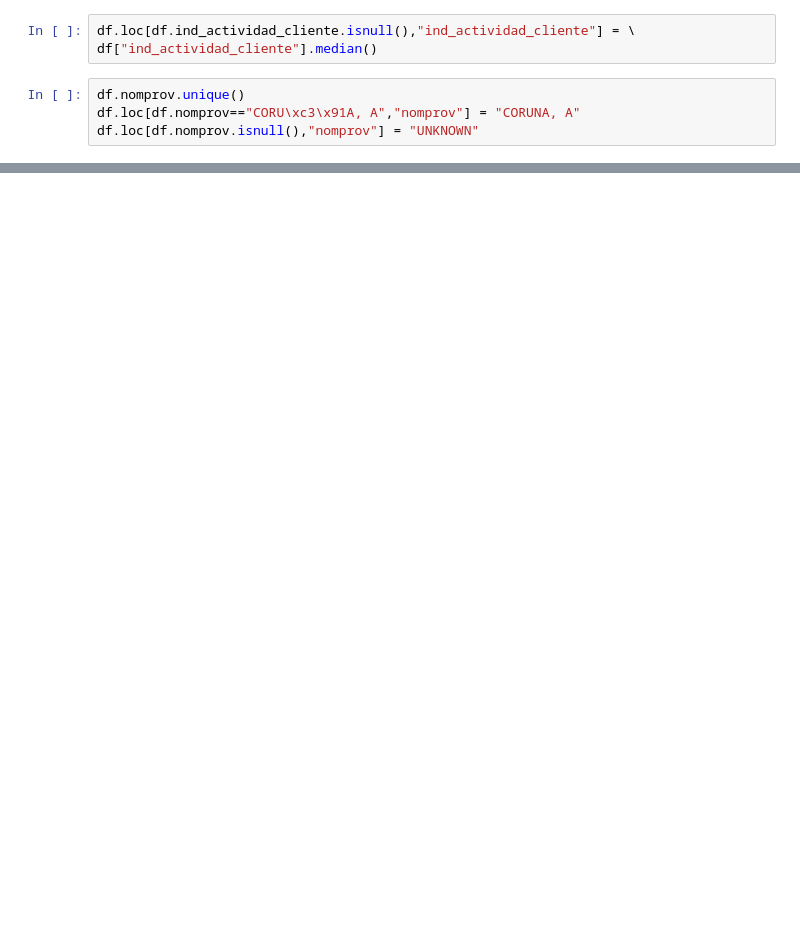
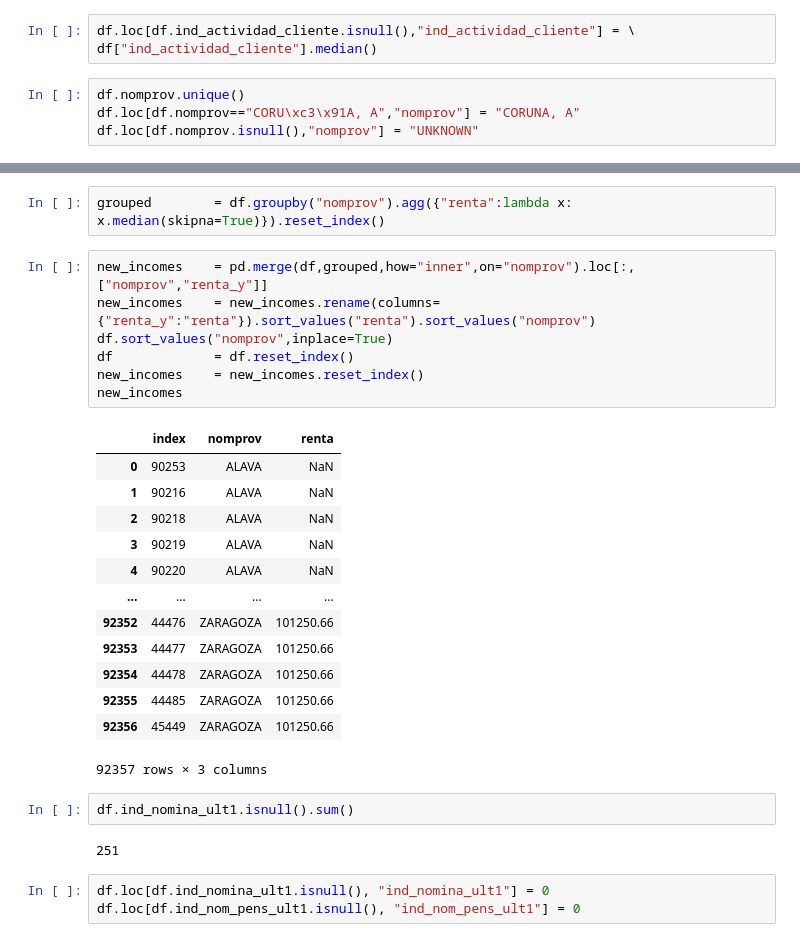
Before and after one commit to ntu-ben/11101_NTUDS_Team08_Final, a Jupyter notebook: FeatureSelection.ipynb, the cells around one changed output, grey strips where cells are left out. Cells and saved outputs as stored; diff of their text form; blank space fills up the shorter version.

```diff
--- a/FeatureSelection.ipynb
+++ b/FeatureSelection.ipynb
@@ -99,0 +177,30 @@ testData
+# %%
+grouped        = df.groupby("nomprov").agg({"renta":lambda x: x.median(skipna=True)}).reset_index()
+# %%
+new_incomes    = pd.merge(df,grouped,how="inner",on="nomprov").loc[:, ["nomprov","renta_y"]]
+new_incomes    = new_incomes.rename(columns={"renta_y":"renta"}).sort_values("renta").sort_values("nomprov")
+df.sort_values("nomprov",inplace=True)
+df             = df.reset_index()
+new_incomes    = new_incomes.reset_index()
+new_incomes
+# %% [output]
+|  | index | nomprov | renta |
+| 0 | 90253 | ALAVA | NaN |
+| 1 | 90216 | ALAVA | NaN |
+| 2 | 90218 | ALAVA | NaN |
+| 3 | 90219 | ALAVA | NaN |
+| 4 | 90220 | ALAVA | NaN |
+| ... | ... | ... | ... |
+| 92352 | 44476 | ZARAGOZA | 101250.66 |
+| 92353 | 44477 | ZARAGOZA | 101250.66 |
+| 92354 | 44478 | ZARAGOZA | 101250.66 |
+| 92355 | 44485 | ZARAGOZA | 101250.66 |
+| 92356 | 45449 | ZARAGOZA | 101250.66 |
+92357 rows × 3 columns
+# %%
+df.ind_nomina_ult1.isnull().sum()
+# %% [output]
+251
+# %%
+df.loc[df.ind_nomina_ult1.isnull(), "ind_nomina_ult1"] = 0
+df.loc[df.ind_nom_pens_ult1.isnull(), "ind_nom_pens_ult1"] = 0
```
Also changed, not shown: parts of 19 cells of this notebook, 1 other file.
